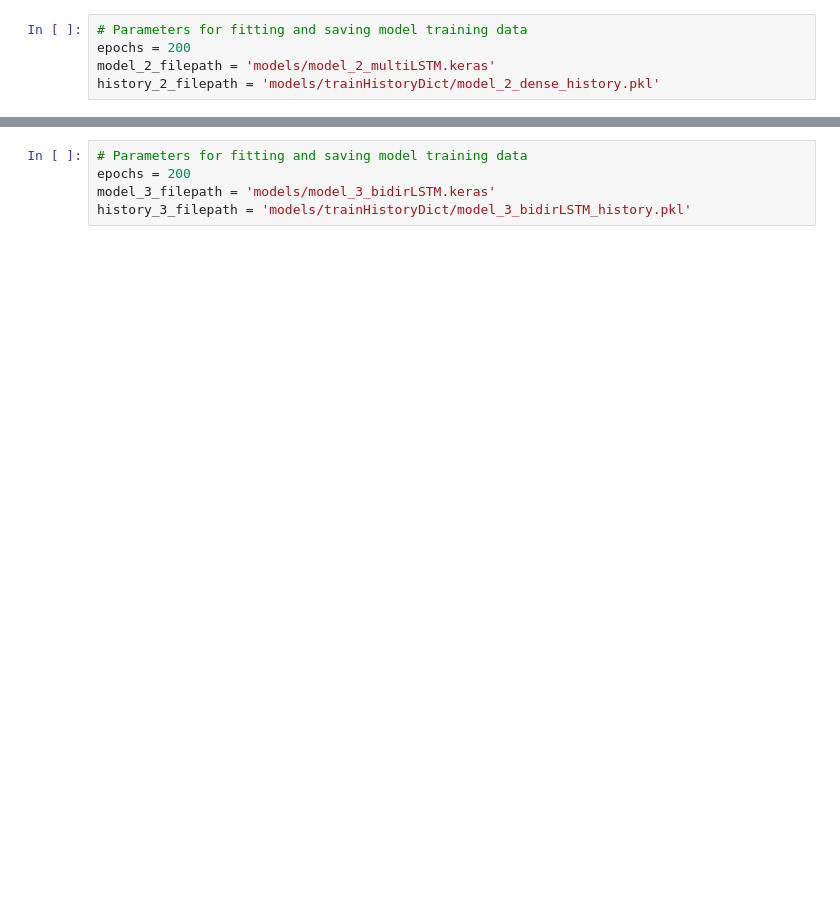
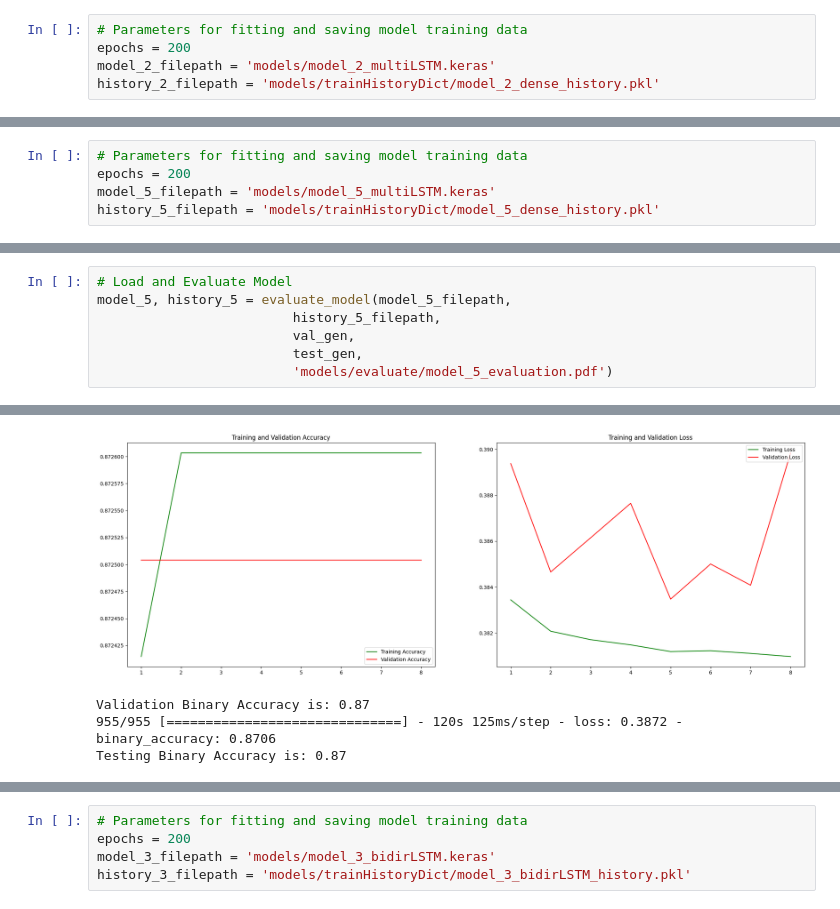
Before and after one commit to kjspring/stress-detection-wearable-devices, a Jupyter notebook: modeling_WESAD_all_subjects.ipynb, the cells around one changed output, grey strips where cells are left out. Saved outputs shown, nothing was run; the diff lists cells and outputs as text; blank space fills up the shorter version.

```diff
--- a/modeling_WESAD_all_subjects.ipynb
+++ b/modeling_WESAD_all_subjects.ipynb
@@ -525,0 +580,5 @@ model_2, history_2 = evaluate_model(model_2_filepath,
+# %%
+# Parameters for fitting and saving model training data
+epochs = 200
+model_5_filepath = 'models/model_5_multiLSTM.keras'
+history_5_filepath = 'models/trainHistoryDict/model_5_dense_history.pkl'
@@ -525,0 +613,8 @@ model_2, history_2 = evaluate_model(model_2_filepath,
+# %%
+# Load and Evaluate Model
+model_5, history_5 = evaluate_model(model_5_filepath,
+                         history_5_filepath,
+                         val_gen,
+                         test_gen,
+                         'models/evaluate/model_5_evaluation.pdf')
+# %% [output]
@@ -526,3 +622,7 @@ model_2, history_2 = evaluate_model(model_2_filepath,
+[figure, added]
+Validation Binary Accuracy is: 0.87
+955/955 [==============================] - 120s 125ms/step - loss: 0.3872 - binary_accuracy: 0.8706
+Testing Binary Accuracy is: 0.87
 # %%
 ''''
 Model 3: Bidirectional LSTM
```
Also changed, not shown: parts of 15 cells of this notebook.
